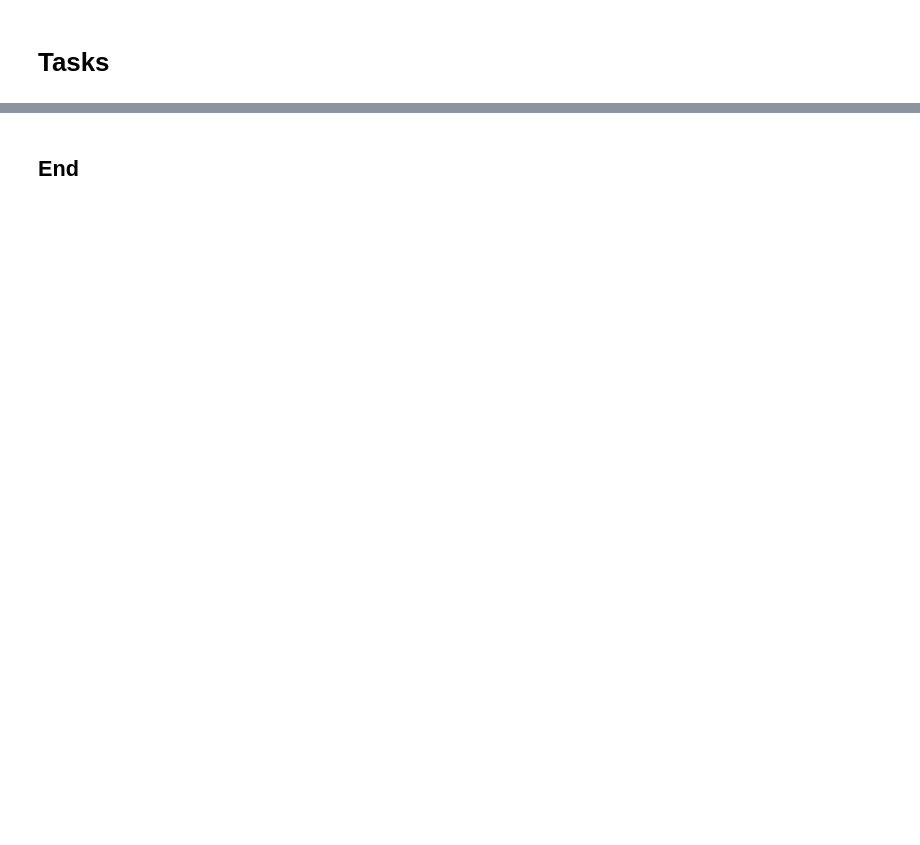
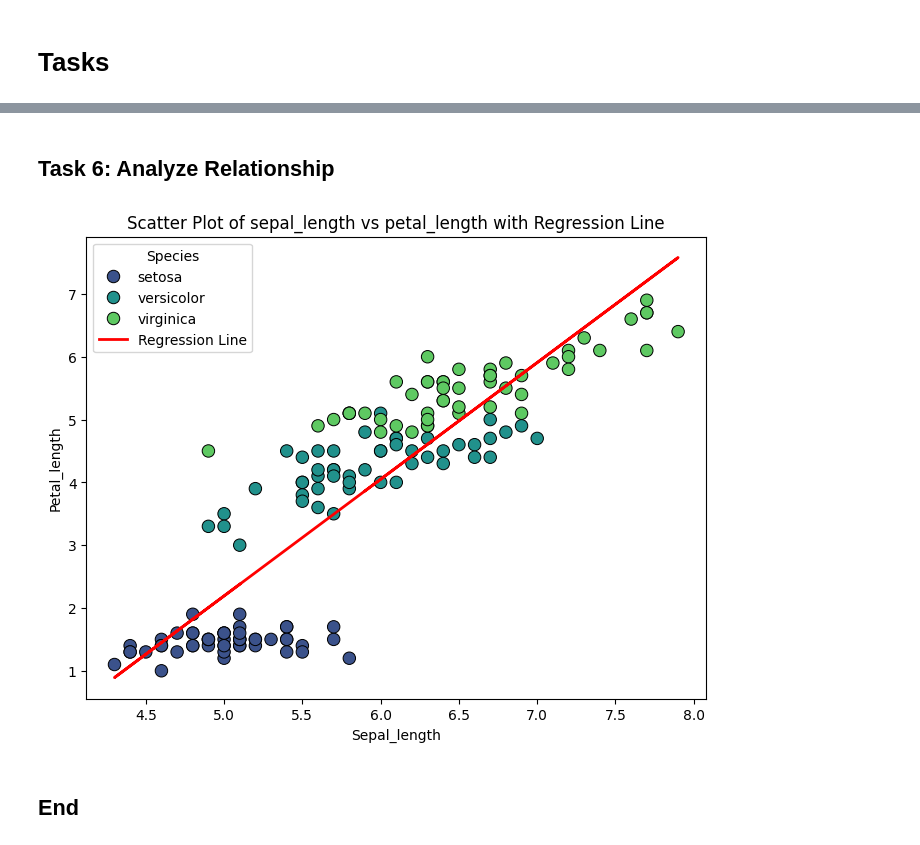
Before and after one commit to tihana-gray/principles_of_data_analytics, a Jupyter notebook: tasks.ipynb, the cells around one changed output, grey strips where cells are left out. Drawn from its saved outputs; the diff is of its cells as text; code cells hidden in the pictures; blank space fills up the shorter version.

```diff
--- a/tasks.ipynb
+++ b/tasks.ipynb
@@ -21,2 +122,39 @@ print(sum)
+# %% [markdown]
+## Task 6: Analyze Relationship
+# %%
+import numpy as np
+import matplotlib.pyplot as plt
+import seaborn as sns
+
+# Choose two features for scatter plot
+x_feature = "sepal_length"
+y_feature = "petal_length"
+
+# Extract numerical data
+x = df[x_feature]
+y = df[y_feature]
+
+# Fit a linear regression line (degree=1 for a straight line)
+slope, intercept = np.polyfit(x, y, 1)
+
+# Create scatter plot with species color-coded
+plt.figure(figsize=(8, 6))
+sns.scatterplot(x=x, y=y, hue=df["species"], palette="viridis", s=80, edgecolor="black")
+
+# Plot regression line
+plt.plot(x, slope * x + intercept, color="red", linewidth=2, label="Regression Line")
+
+# Add labels and title
+plt.xlabel(x_feature.capitalize())
+plt.ylabel(y_feature.capitalize())
+plt.title(f"Scatter Plot of {x_feature} vs {y_feature} with Regression Line")
+
+# Show legend
+plt.legend(title="Species")
+
+# Display the plot
+plt.show()
+# %% [output]
+[figure, added]
 # %% [markdown]
 ## End
```
Also changed, not shown: parts of 16 cells of this notebook.
